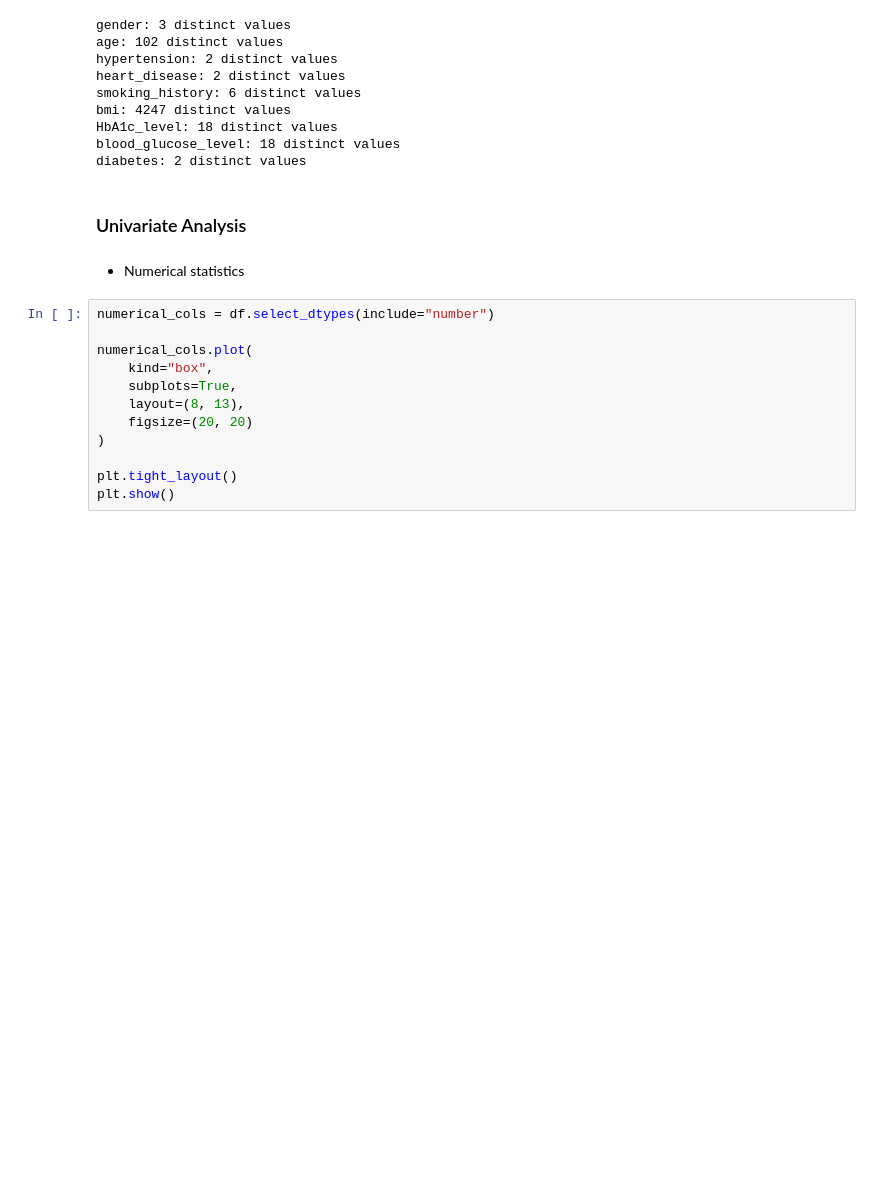
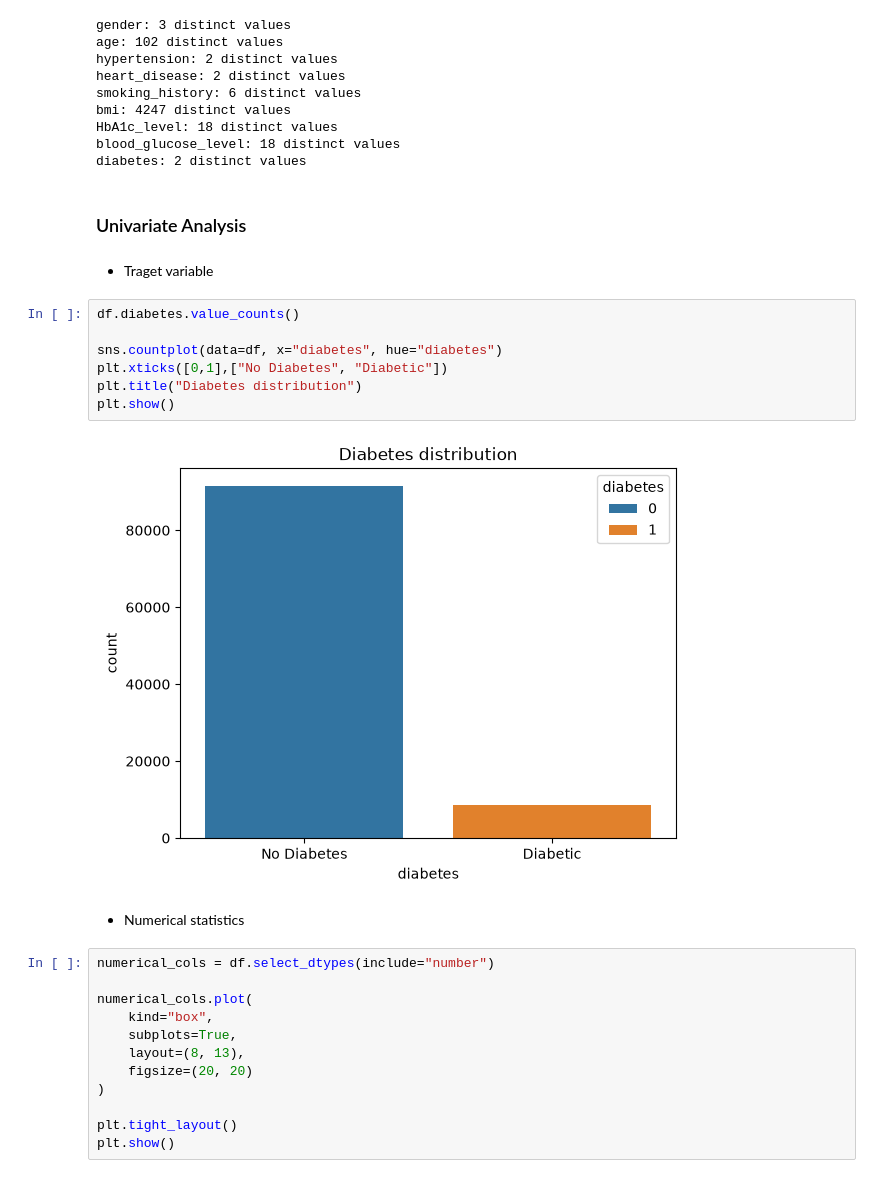
Before and after one commit to divneyrop/data-portfolio, a Jupyter notebook: notebooks/diabetes/eda.ipynb, the cells around one changed output. Drawn from its saved outputs; the diff is of its cells as text; blank space fills up the shorter version.

```diff
--- a/notebooks/diabetes/eda.ipynb
+++ b/notebooks/diabetes/eda.ipynb
@@ -66,6 +84,17 @@ blood_glucose_level: 18 distinct values
 diabetes: 2 distinct values
 # %% [markdown]
 ### Univariate Analysis
+# %% [markdown]
+* Traget variable
+# %%
+df.diabetes.value_counts()
+
+sns.countplot(data=df, x="diabetes", hue="diabetes")
+plt.xticks([0,1],["No Diabetes", "Diabetic"])
+plt.title("Diabetes distribution")
+plt.show()
+# %% [output]
+[figure, added]
 # %% [markdown]
 * Numerical statistics
 # %%
```
Also changed, not shown: parts of 8 cells of this notebook.
